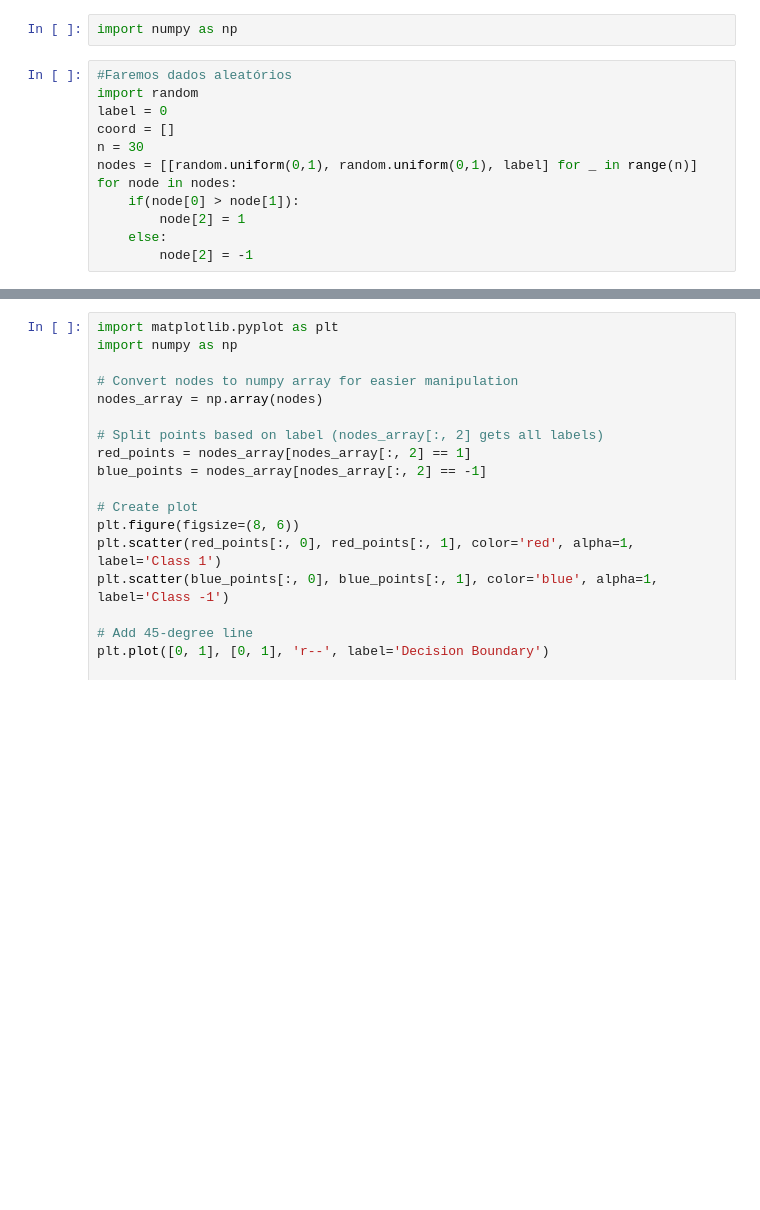
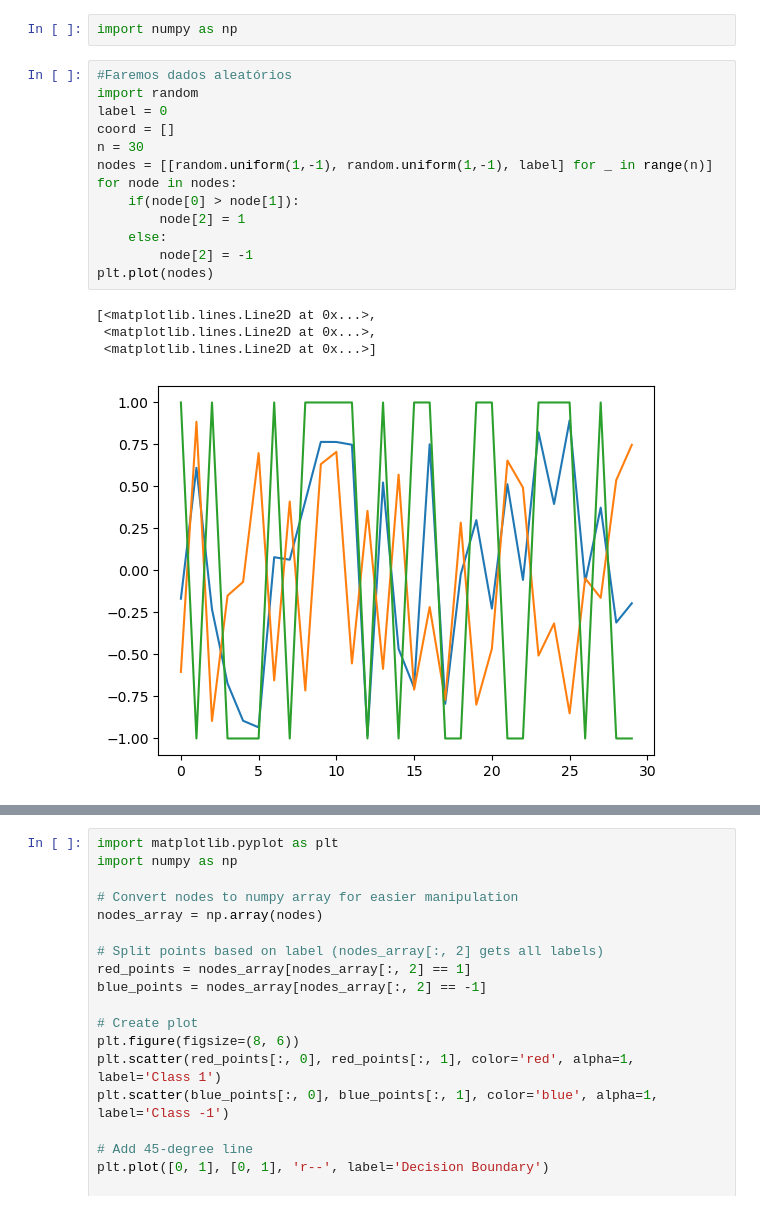
Before and after one commit to PedroEBit/Neural-Networks, a Jupyter notebook: perceptron/single-perceptron.ipynb, the cells around one changed output, grey strips where cells are left out. Drawn from its saved outputs; the diff is of its cells as text; blank space fills up the shorter version.

```diff
--- a/perceptron/single-perceptron.ipynb
+++ b/perceptron/single-perceptron.ipynb
@@ -3,14 +3,20 @@ import numpy as np
 # %%
 #Faremos dados aleatórios
 import random
 label = 0
 coord = []
 n = 30
-nodes = [[random.uniform(0,1), random.uniform(0,1), label] for _ in range(n)]
+nodes = [[random.uniform(1,-1), random.uniform(1,-1), label] for _ in range(n)]
 for node in nodes:
     if(node[0] > node[1]):
         node[2] = 1
     else:
         node[2] = -1
+plt.plot(nodes)
+# %% [output]
+[<matplotlib.lines.Line2D at 0x...>,
+ <matplotlib.lines.Line2D at 0x...>,
+ <matplotlib.lines.Line2D at 0x...>]
+[figure, added]
 # %%
 #Faremos a função de ativação degrau binário
```
Also changed, not shown: parts of 4 cells of this notebook.
